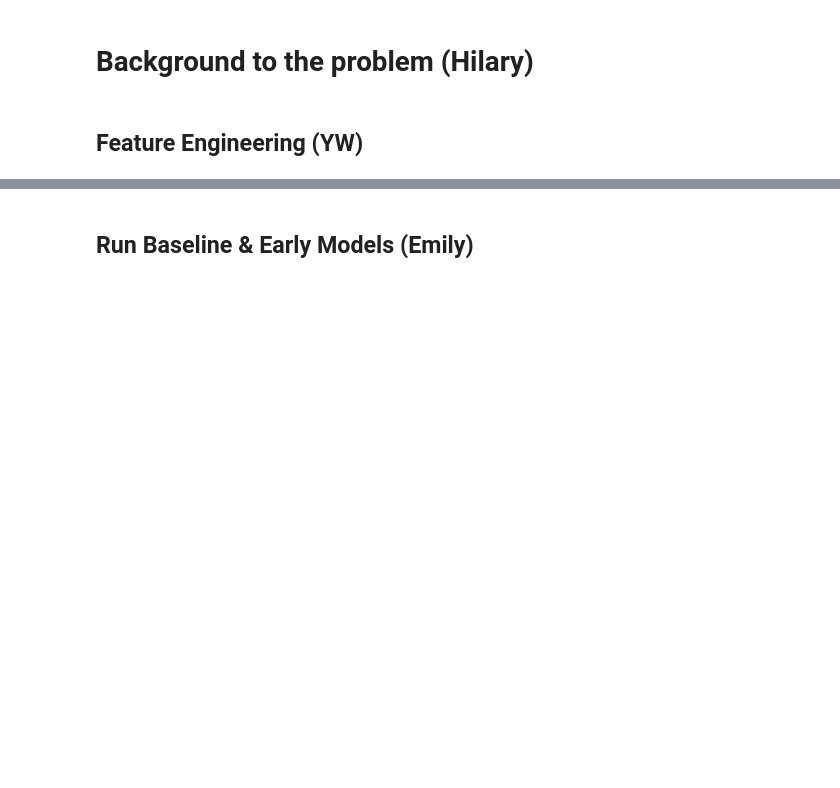
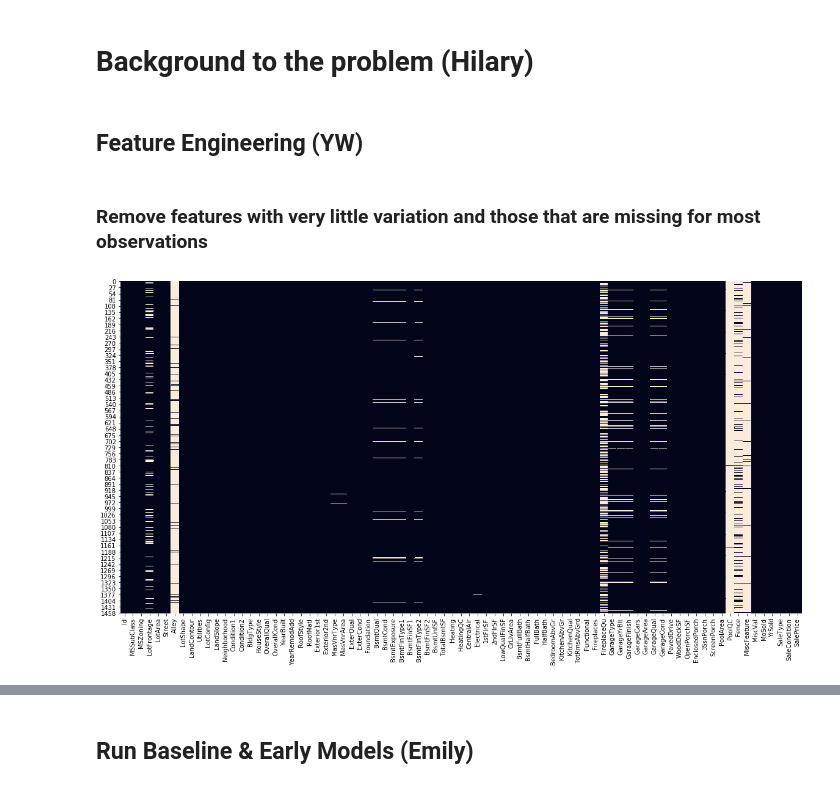
Before and after one commit to emrapport/w207_final_proj, a Jupyter notebook: Baseline Notebook.ipynb, the cells around one changed output, grey strips where cells are left out. Saved outputs shown, nothing was run; the diff lists cells and outputs as text; code cells hidden in the pictures; blank space fills up the shorter version.

```diff
--- a/Baseline Notebook.ipynb
+++ b/Baseline Notebook.ipynb
@@ -20,3 +27,14 @@ data = original_data.copy()
 # Background to the problem (Hilary)
 # %% [markdown]
 ## Feature Engineering (YW)
+# %% [markdown]
+### Remove features with very little variation and those that are missing for most observations
+# %%
+plt.figure(figsize=(20,10))
+sns.heatmap(original_data.isnull(), cbar=False)
+data = data.drop(columns=['Alley', 'PoolQC', 'Fence', 'MiscFeature'])
+
+# Drop variables with very imblanced categories or mostly missing
+data = data.drop(columns = ['Street', 'Utilities', 'LowQualFinSF', 'MiscVal'])
+# %% [output]
+[figure, added]
```
Also changed, not shown: parts of 25 cells of this notebook, 1 other file.
